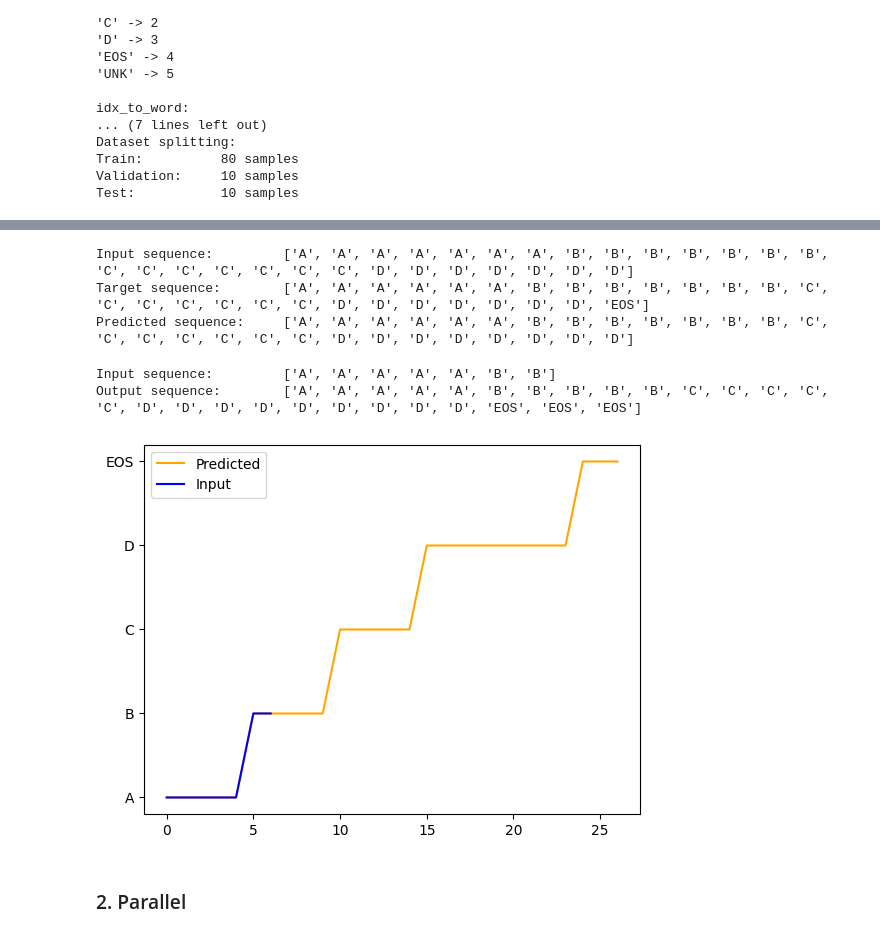
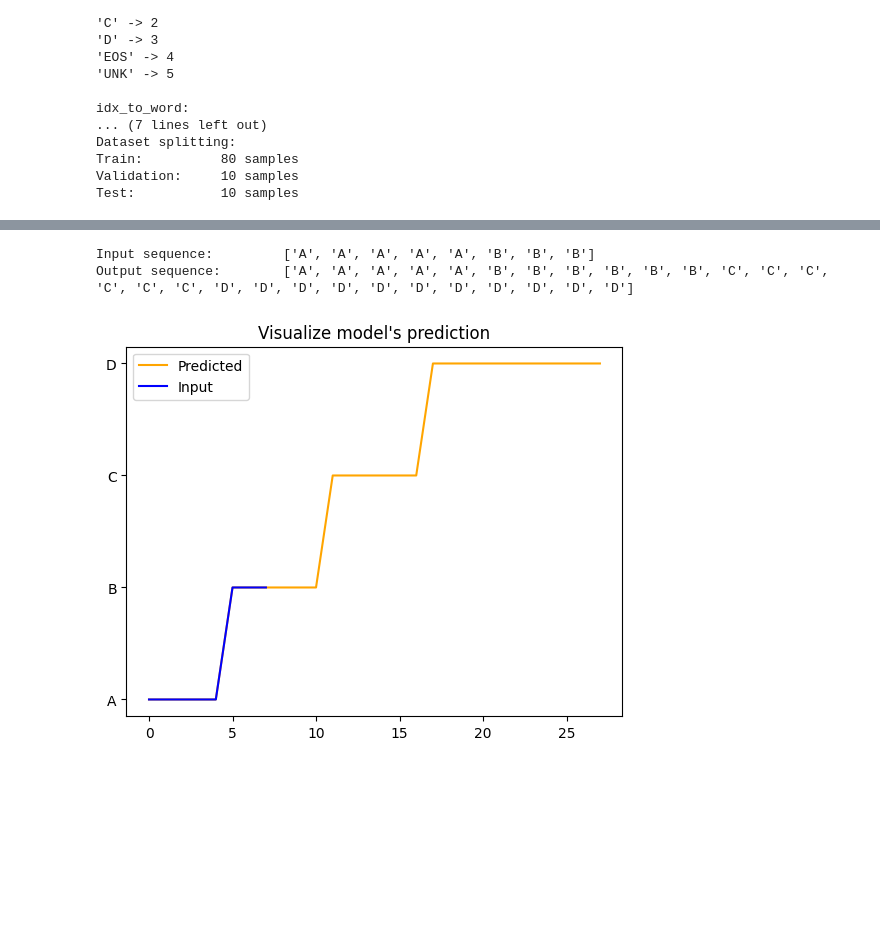
Before and after one commit to baobuiquang/ParallelLSTM, a Jupyter notebook: LSTM.ipynb, the cells around one changed output, grey strips where cells are left out. Cells and saved outputs as stored; diff of their text form; code cells hidden in the pictures; blank space fills up the shorter version.

```diff
--- a/LSTM.ipynb
+++ b/LSTM.ipynb
@@ -425,8 +421,8 @@ def update_parameters(params, grads, learning_rate=1e-3):
 # %%
 # Initialize dataset
-sequences = generate_dataset()
+sequences = generate_dataset(num_sequences = 100)
 word_to_idx, idx_to_word, num_sequences, vocab_size = sequences_to_dicts(sequences)
-training_set, validation_set, test_set = create_datasets(sequences, Dataset)
+training_set, validation_set, test_set = create_datasets(sequences)
 
 # Print
 print(f"Example sequence: {sequences[0]}\n")
@@ -467,12 +463,3 @@ Dataset splitting:
 Train:          80 samples
 Validation:     10 samples
 Test:           10 samples
-# %%
-# Hidden Size: Number of dimensions of the hidden state
-hidden_size = 50
-
-# Z Size: Number of dimensions of the concatenated input = Hidden size + Vocab size
-z_size = hidden_size + vocab_size
-
-# Epochs
-num_epochs = 100
@@ -585,0 +567,3 @@ Wall time: 1min 35s
+# %%
+%%time
+model, training_loss, validation_loss = train_LSTM_sequential(num_epochs = 30)
@@ -598,26 +594,3 @@ plt.show()
-# %%
-# Simple test on test set
-inputs, targets = test_set[1]
-
-# One-hot encode input and target sequence
-inputs_one_hot = one_hot_encode_sequence(inputs, vocab_size)
-targets_one_hot = one_hot_encode_sequence(targets, vocab_size)
-
-# Initialize hidden state as zeros
-h = np.zeros((hidden_size, 1))
-c = np.zeros((hidden_size, 1))
-
-# Forward pass
-z_s, f_s, i_s, g_s, C_s, o_s, h_s, v_s, outputs = forward(inputs_one_hot, h, c, params)
-
-# Print example
-print(f'Input sequence:\t\t{inputs}')
-print(f'Target sequence:\t{targets}')
-print(f'Predicted sequence:\t{[idx_to_word[np.argmax(output)] for output in outputs]}')
-# %% [output]
-Input sequence:         ['A', 'A', 'A', 'A', 'A', 'A', 'A', 'B', 'B', 'B', 'B', 'B', 'B', 'B', 'C', 'C', 'C', 'C', 'C', 'C', 'C', 'D', 'D', 'D', 'D', 'D', 'D', 'D']
-Target sequence:        ['A', 'A', 'A', 'A', 'A', 'A', 'B', 'B', 'B', 'B', 'B', 'B', 'B', 'C', 'C', 'C', 'C', 'C', 'C', 'C', 'D', 'D', 'D', 'D', 'D', 'D', 'D', 'EOS']
-Predicted sequence:     ['A', 'A', 'A', 'A', 'A', 'A', 'B', 'B', 'B', 'B', 'B', 'B', 'B', 'C', 'C', 'C', 'C', 'C', 'C', 'C', 'D', 'D', 'D', 'D', 'D', 'D', 'D', 'D']
 # %%
 # Function: Predict following sequence from an input sequence
 def inference(params, sentence='', num_generate=1):
@@ -650,37 +623,36 @@ def inference(params, sentence='', num_generate=1):
         h = h_s[-1]
 
         # Reshape our output to match the input shape of our forward pass
         output = output.reshape(1, output.shape[0], output.shape[1])
 
         # Forward pass
         _, _, _, _, C_s, _, h_s, _, outputs = forward(output, h, c, params)
 
         # Compute the index the most likely word and look up the corresponding word
         word = idx_to_word[np.argmax(outputs)]
 
         output_sentence.append(word)
 
     return output_sentence
 
 # Input
-input_sequence = 'A A A A A B B'
+input_sequence = 'A A A A A B B B'
 input_sequence_len = len(input_sequence) - input_sequence.count(' ')
 
 # Inference
-result = inference(params, sentence=input_sequence, num_generate = 20)
+result = inference(params=model, sentence=input_sequence, num_generate = 20)
 
 # Print
 print(f"Input sequence:\t\t{input_sequence.split(' ')}")
 print(f"Output sequence:\t{result}")
 
 # Plot
 plt.plot(result, color='orange', label='Predicted')
 plt.plot(result[:input_sequence_len], color='blue', label='Input')
+plt.title('Visualize model\'s prediction')
 plt.legend()
 plt.show()
 # %% [output]
-Input sequence:         ['A', 'A', 'A', 'A', 'A', 'B', 'B']
-Output sequence:        ['A', 'A', 'A', 'A', 'A', 'B', 'B', 'B', 'B', 'B', 'C', 'C', 'C', 'C', 'C', 'D', 'D', 'D', 'D', 'D', 'D', 'D', 'D', 'D', 'EOS', 'EOS', 'EOS']
+Input sequence:         ['A', 'A', 'A', 'A', 'A', 'B', 'B', 'B']
+Output sequence:        ['A', 'A', 'A', 'A', 'A', 'B', 'B', 'B', 'B', 'B', 'B', 'C', 'C', 'C', 'C', 'C', 'C', 'D', 'D', 'D', 'D', 'D', 'D', 'D', 'D', 'D', 'D', 'D']
-[figure, old version]
+[figure, new version]
-# %% [markdown]
-### 2. Parallel
```
Also changed, not shown: parts of 14 cells of this notebook.
